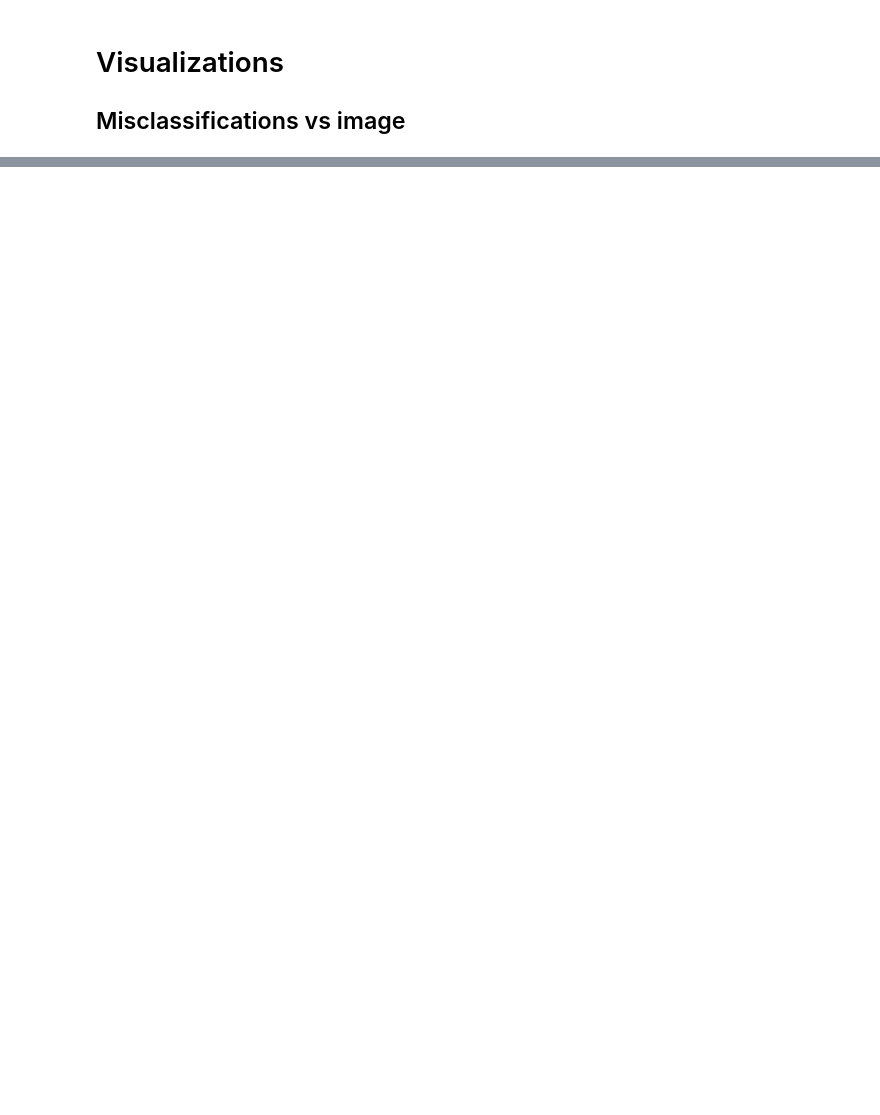
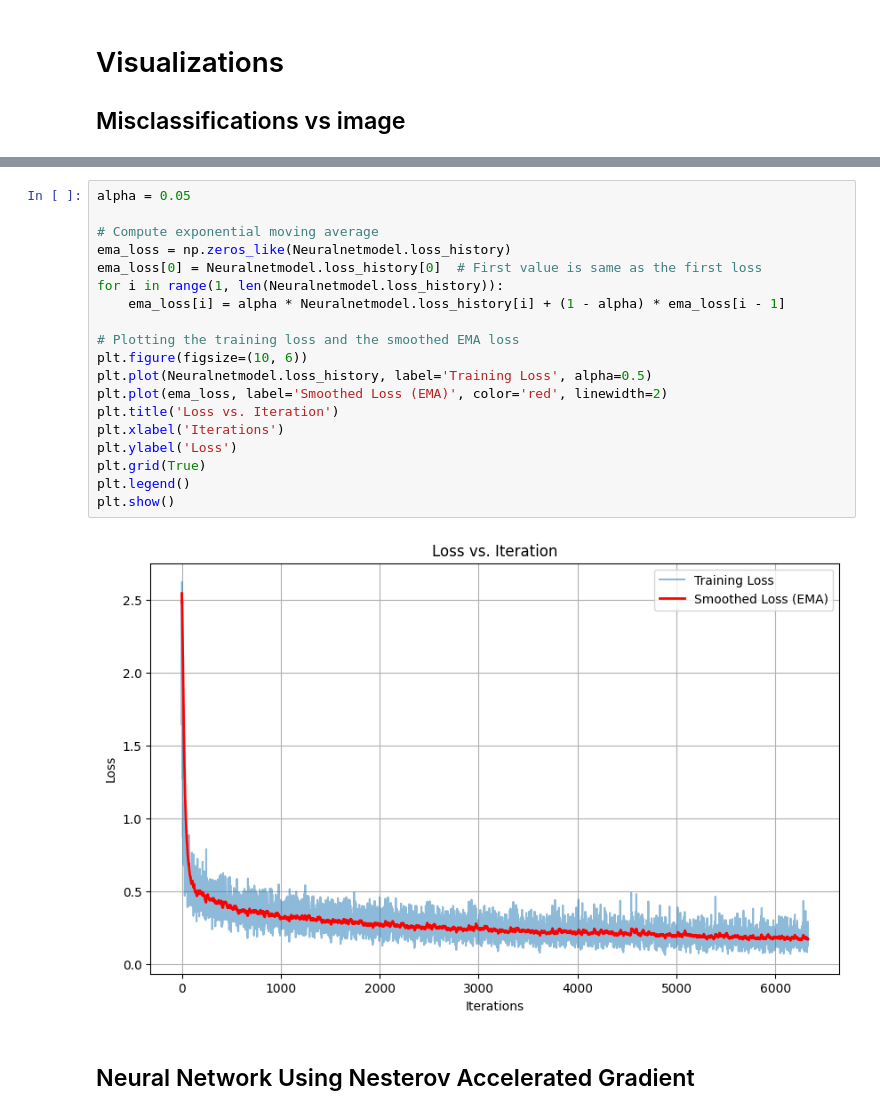
Before and after one commit to hexager/NeuralNetwork, a Jupyter notebook: NeuralNetwork.ipynb, the cells around one changed output, grey strips where cells are left out. Saved outputs shown, nothing was run; the diff lists cells and outputs as text; blank space fills up the shorter version.

```diff
--- a/NeuralNetwork.ipynb
+++ b/NeuralNetwork.ipynb
@@ -178,0 +217,23 @@ plt.show()
+# %%
+alpha = 0.05
+
+# Compute exponential moving average
+ema_loss = np.zeros_like(Neuralnetmodel.loss_history)
+ema_loss[0] = Neuralnetmodel.loss_history[0]  # First value is same as the first loss
+for i in range(1, len(Neuralnetmodel.loss_history)):
+    ema_loss[i] = alpha * Neuralnetmodel.loss_history[i] + (1 - alpha) * ema_loss[i - 1]
+
+# Plotting the training loss and the smoothed EMA loss
+plt.figure(figsize=(10, 6))
+plt.plot(Neuralnetmodel.loss_history, label='Training Loss', alpha=0.5)
+plt.plot(ema_loss, label='Smoothed Loss (EMA)', color='red', linewidth=2)
+plt.title('Loss vs. Iteration')
+plt.xlabel('Iterations')
+plt.ylabel('Loss')
+plt.grid(True)
+plt.legend()
+plt.show()
+# %% [output]
+[figure, added]
+# %% [markdown]
+## Neural Network Using Nesterov Accelerated Gradient
```
Also changed, not shown: parts of 11 cells of this notebook.
